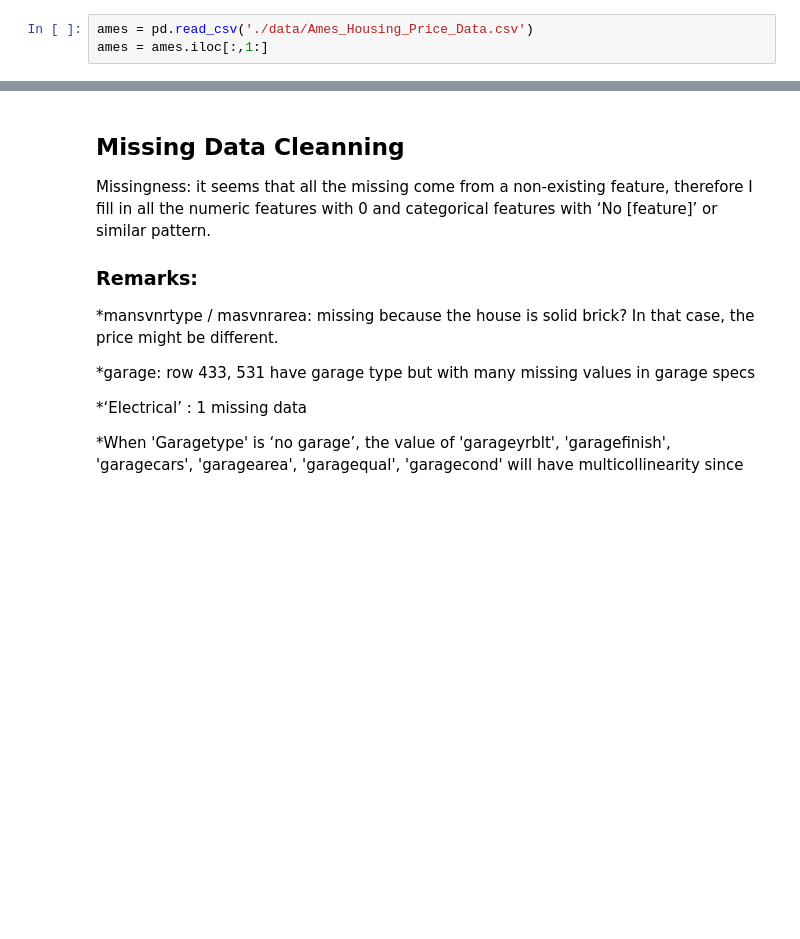
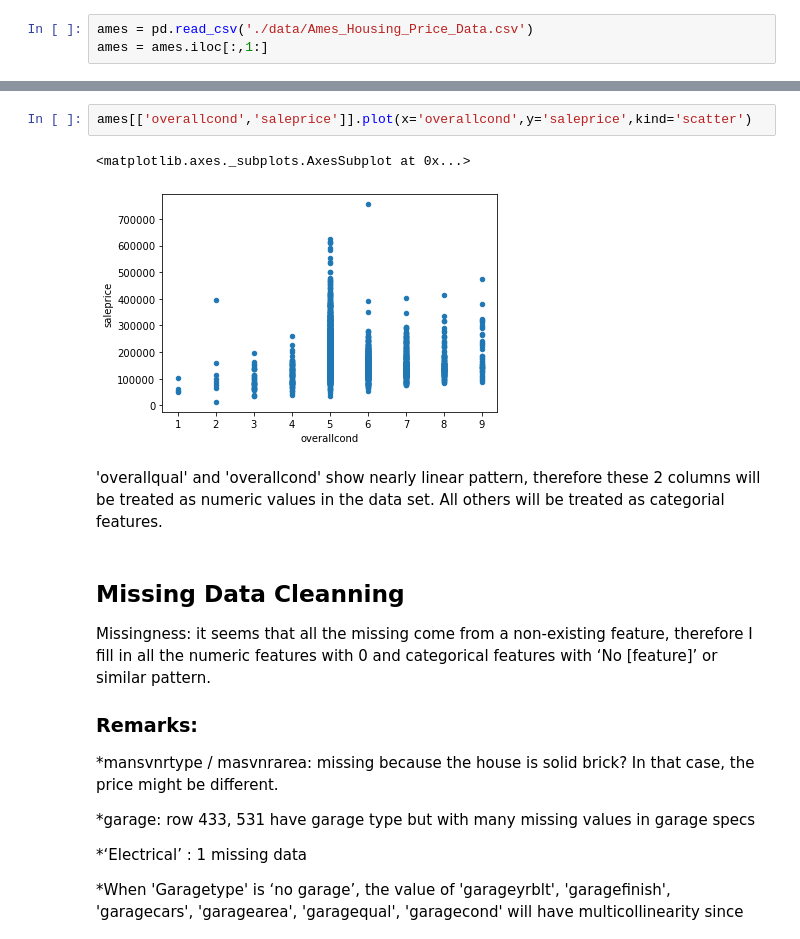
Before and after one commit to valgarland/MLProject_PP, a Jupyter notebook: EDA and Data Cleaning.ipynb, the cells around one changed output, grey strips where cells are left out. Saved outputs shown, nothing was run; the diff lists cells and outputs as text; blank space fills up the shorter version.

```diff
--- a/EDA and Data Cleaning.ipynb
+++ b/EDA and Data Cleaning.ipynb
@@ -17,3 +30,10 @@ ames.mssubclass = ames.mssubclass.astype('object')
+# %%
+ames[['overallcond','saleprice']].plot(x='overallcond',y='saleprice',kind='scatter')
+# %% [output]
+<matplotlib.axes._subplots.AxesSubplot at 0x...>
+[figure, added]
+# %% [markdown]
+'overallqual' and 'overallcond' show nearly linear pattern, therefore these 2 columns will be treated as numeric values in the data set. All others will be treated as categorial features.
 # %% [markdown]
 ## Missing Data Cleanning
 
```
Also changed, not shown: parts of 30 cells of this notebook.
